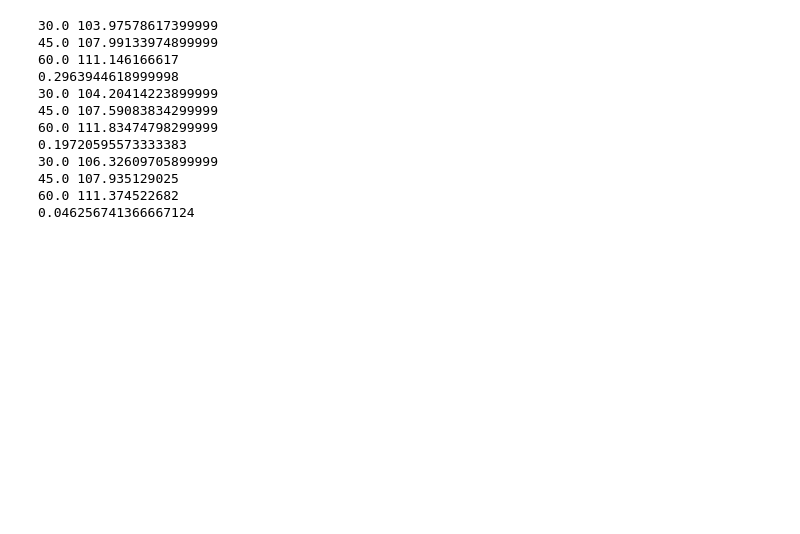
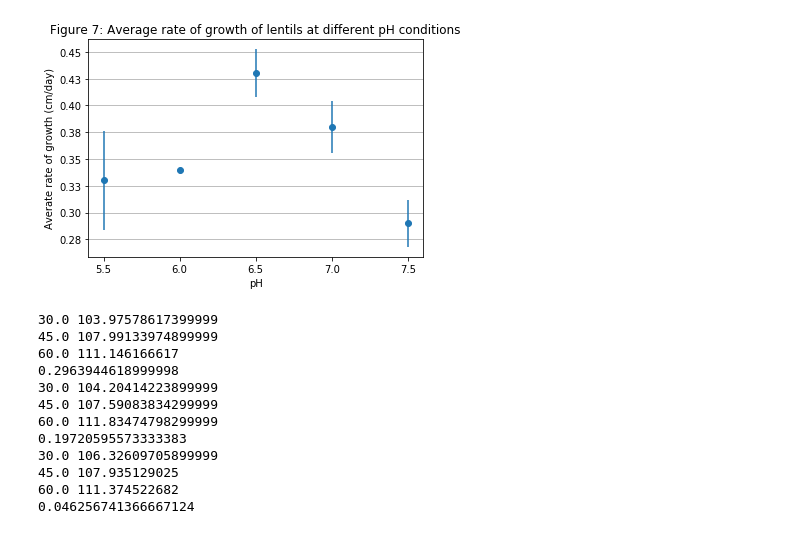
Before and after one commit to Pyxidatol-C/ChemIA, a Jupyter notebook: data/plot.ipynb, the cells around one changed output. Saved outputs shown, nothing was run; the diff lists cells and outputs as text; code cells hidden in the pictures; blank space fills up the shorter version.

```diff
--- a/data/plot.ipynb
+++ b/data/plot.ipynb
@@ -2,6 +2,29 @@
 import numpy as np
 import pandas as pd
 import matplotlib.pyplot as plt
+# %%
+from matplotlib.ticker import FormatStrFormatter
+
+fig, ax = plt.subplots()
+
+plt.errorbar(
+    x=np.arange(5.5, 8.0, 0.5),
+    y=[0.33, 0.34, 0.43, 0.38, 0.29],
+    yerr=[0.0465, 0.001, 0.0225, 0.024, 0.022],
+    fmt='o'
+)
+
+ax.yaxis.set_major_formatter(plt.FormatStrFormatter('%.2f'))
+plt.xticks(np.arange(5.5, 8.0, 0.5))
+plt.grid(axis='y')
+
+plt.title("Figure 7: Average rate of growth of lentils at different pH conditions")
+plt.xlabel("pH")
+plt.ylabel("Averate rate of growth (cm/day)")
+
+plt.savefig('bo.png', dpi=300)
+# %% [output]
+[figure, added]
 # %%
 plt.style.use('bmh')
 # %%
```
Also changed, not shown: parts of 1 cell of this notebook, 3 other files.
